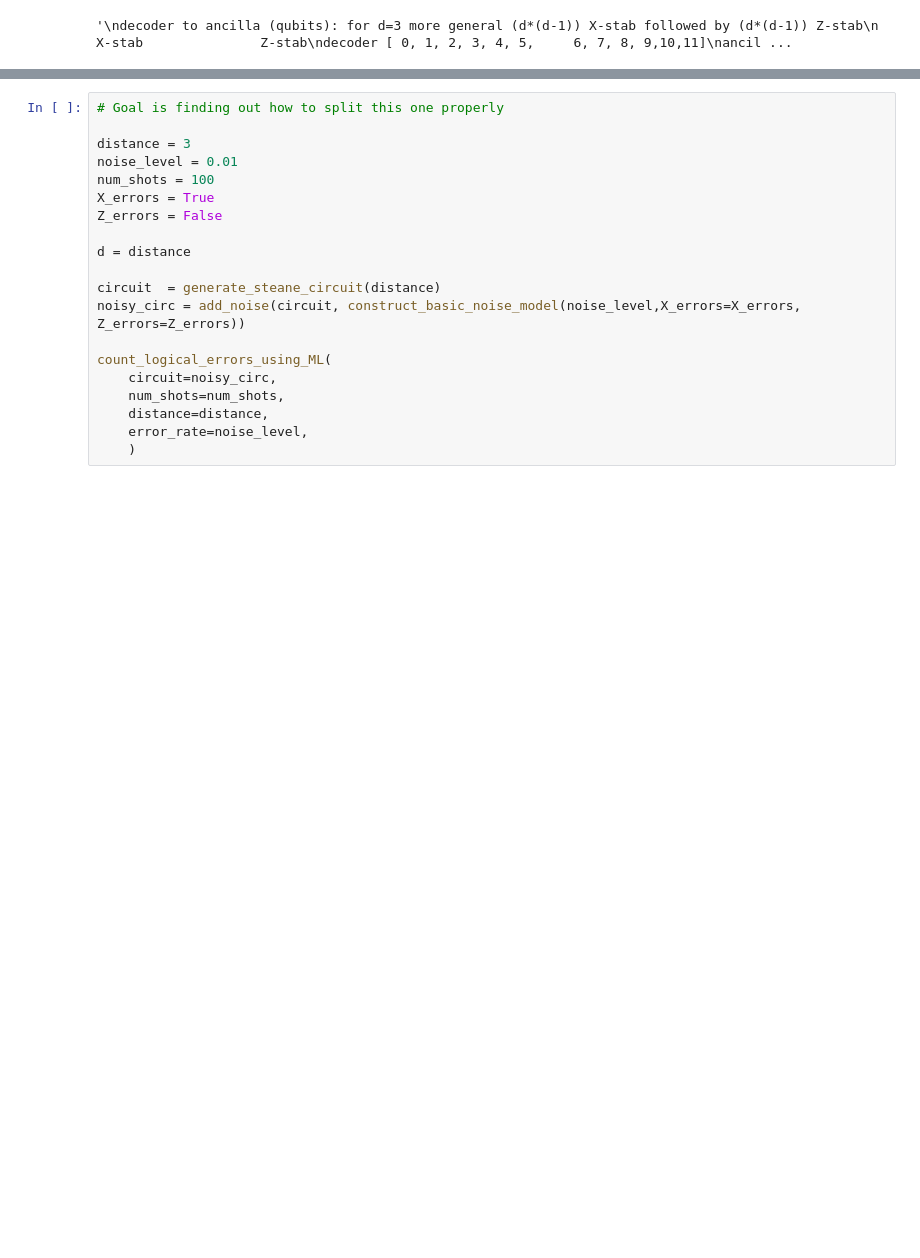
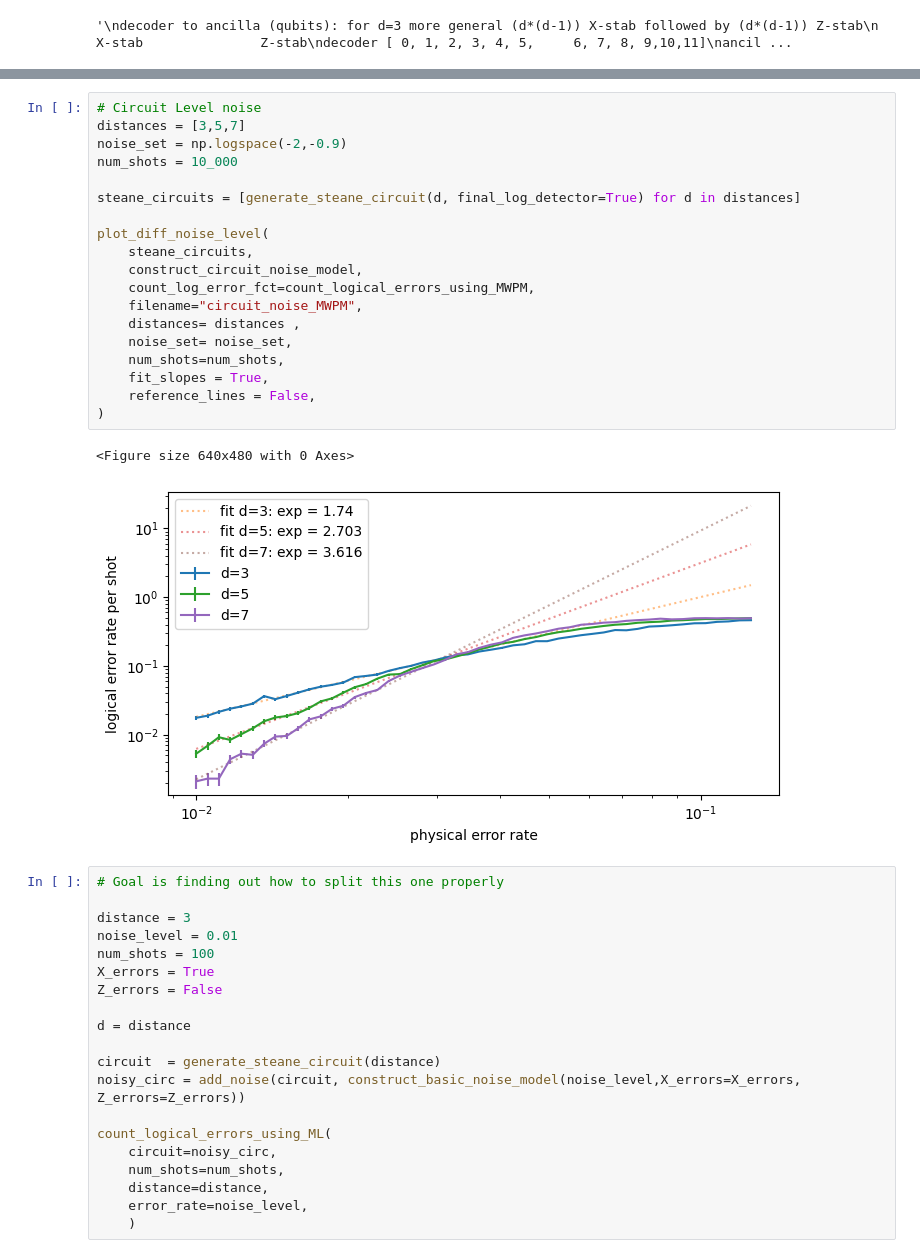
Before and after one commit to leonardlux/MasterArbeit, a Jupyter notebook: code/new_start/testing.ipynb, the cells around one changed output, grey strips where cells are left out. Saved outputs shown, nothing was run; the diff lists cells and outputs as text; blank space fills up the shorter version.

```diff
--- a/code/new_start/testing.ipynb
+++ b/code/new_start/testing.ipynb
@@ -99,6 +119,28 @@ plot_diff_noise_level(
 # %% [output]
 <Figure size 640x480 with 0 Axes>
 [figure]
+# %%
+# Circuit Level noise
+distances = [3,5,7]
+noise_set = np.logspace(-2,-0.9)
+num_shots = 10_000
+
+steane_circuits = [generate_steane_circuit(d, final_log_detector=True) for d in distances]
+
+plot_diff_noise_level(
+    steane_circuits,
+    construct_circuit_noise_model,
+    count_log_error_fct=count_logical_errors_using_MWPM,
+    filename="circuit_noise_MWPM",
+    distances= distances ,
+    noise_set= noise_set,
+    num_shots=num_shots,
+    fit_slopes = True,
+    reference_lines = False,
+)
+# %% [output]
+<Figure size 640x480 with 0 Axes>
+[figure, added]
 # %%
 # Goal is finding out how to split this one properly
 
```
Also changed, not shown: parts of 4 cells of this notebook, 3 other files.
